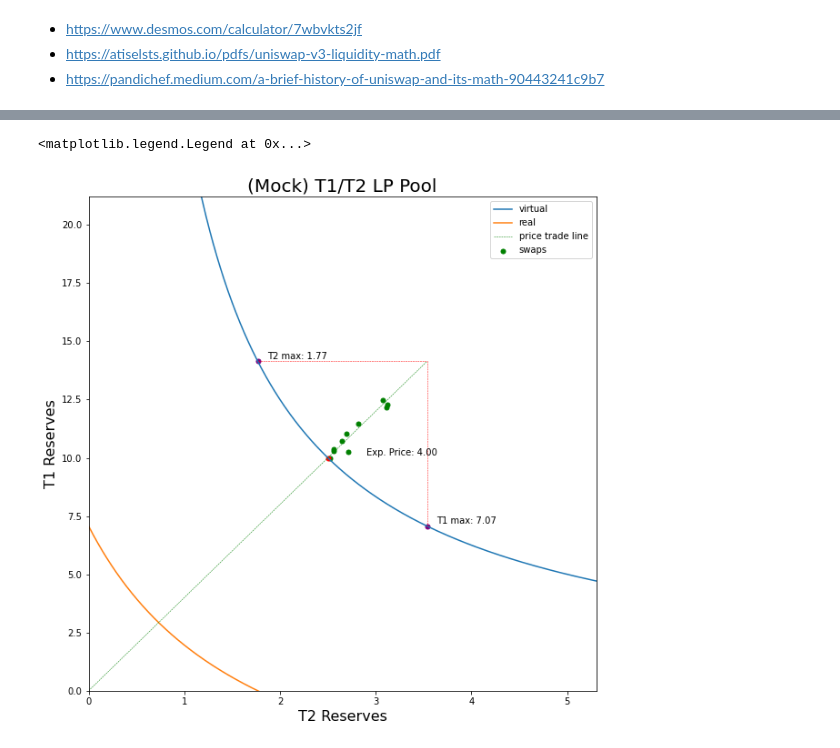
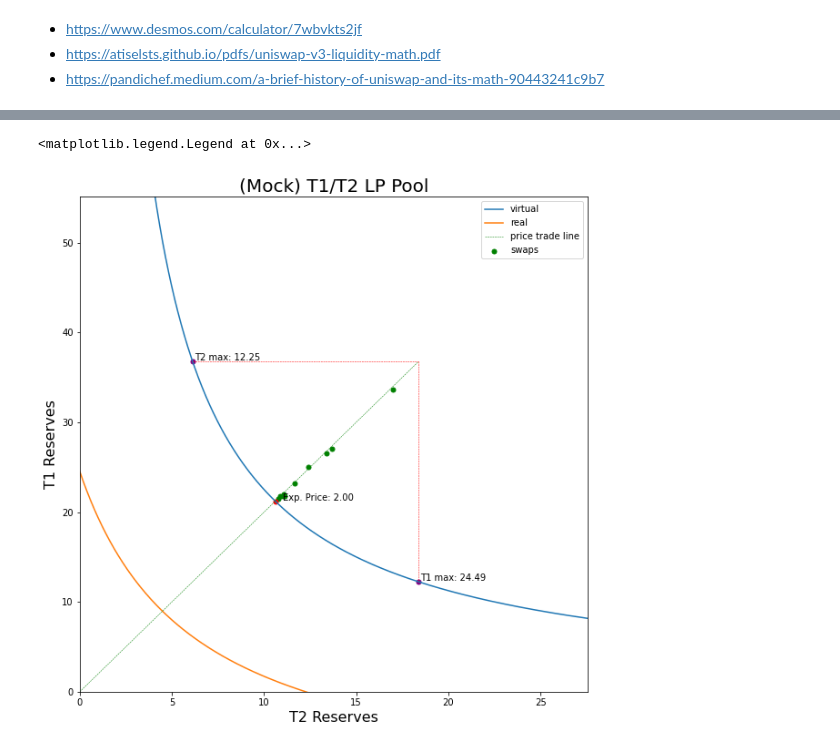
Before and after one commit to tjvsx/daosys, a Jupyter notebook: notebooks/simulation/constant_product_trading_sim.ipynb, the cells around one changed output, grey strips where cells are left out. Saved outputs shown, nothing was run; the diff lists cells and outputs as text; code cells hidden in the pictures.

Commit message:
update rebase diagram

```diff
--- a/notebooks/simulation/constant_product_trading_sim.ipynb
+++ b/notebooks/simulation/constant_product_trading_sim.ipynb
@@ -87,9 +87,9 @@ def price_trade_x(p, del_x, L):
     c = -L**2
     return (-b + (b**2 - 4*a*c)**0.5)/(2*a)
 # %%
-p = 4
-L = 5
-price_factor = 2
+p = 2
+L = 15
+price_factor = 3
 pa = p/price_factor
 pb = p*price_factor
 bound = price_factor*L
@@ -110,35 +110,35 @@ plt.plot(x_real, y_real, label='real')
 x_max = x_in(pa,pb,L); y_max = y_in(pa,pb,L)
 x_pa = x_p(L,pa); y_pa = y_p(L,pa)
 x_pb = x_p(L,pb); y_pb = y_p(L,pb)
 
 plt.plot([x_pb,x_pa],[y_pb,y_pb],'r--',lw=0.5)
 plt.plot([x_pa,x_pa],[y_pb,y_pa],'r--',lw=0.5)
 plt.plot([0,x_pa],[0,y_pb],'g--',lw=0.5, label='price trade line')
 
 x_swap = []; y_swap = []
 for k in range(10):
     delta_x_swap = random_trade(x_max)
     x = price_trade_x(p, delta_x_swap, L)
     x_swap.append(x)
-    y_swap.append(np.random.normal(p*x, 0.25, 1)[0])
+    y_swap.append(np.random.normal(p*x, 0.3, 1)[0])
 
 plt.scatter([x_swap], [y_swap], marker='o', color='green',s=25, label = 'swaps')
 plt.scatter([x_p(L,p)], [y_p(L,p)], marker='o', color='red',s=25)
 plt.scatter([x_pb,x_pa], [y_pb,y_pa], marker='o', color='purple',s=25)
 plt.text(x_pb+d, y_pb+d, 'T2 max: {:.2f}'.format(x_max))
 plt.text(x_pa+d, y_pa+d, 'T1 max: {:.2f}'.format(y_max))
 
 plt.text(x_p(L,p)+4*d, y_p(L,p)+d, 'Exp. Price: {:.2f}'.format(p))
 
 plt.ylim(0, 1.5*y_pb)
 plt.xlim(0, 1.5*x_pa)
 plt.title("(Mock) T1/T2 LP Pool", fontsize=20)
 plt.ylabel("T1 Reserves", fontsize=16)
 plt.xlabel('T2 Reserves', fontsize=16)
 plt.legend()
 # %% [output]
 <matplotlib.legend.Legend at 0x...>
-[figure, old version]
+[figure, new version]
 # %%
 N = 100
 sims = gen_liquidity(N,L).reshape(-1,1)
```
Also changed, not shown: parts of 3 cells of this notebook, 5 other files.
